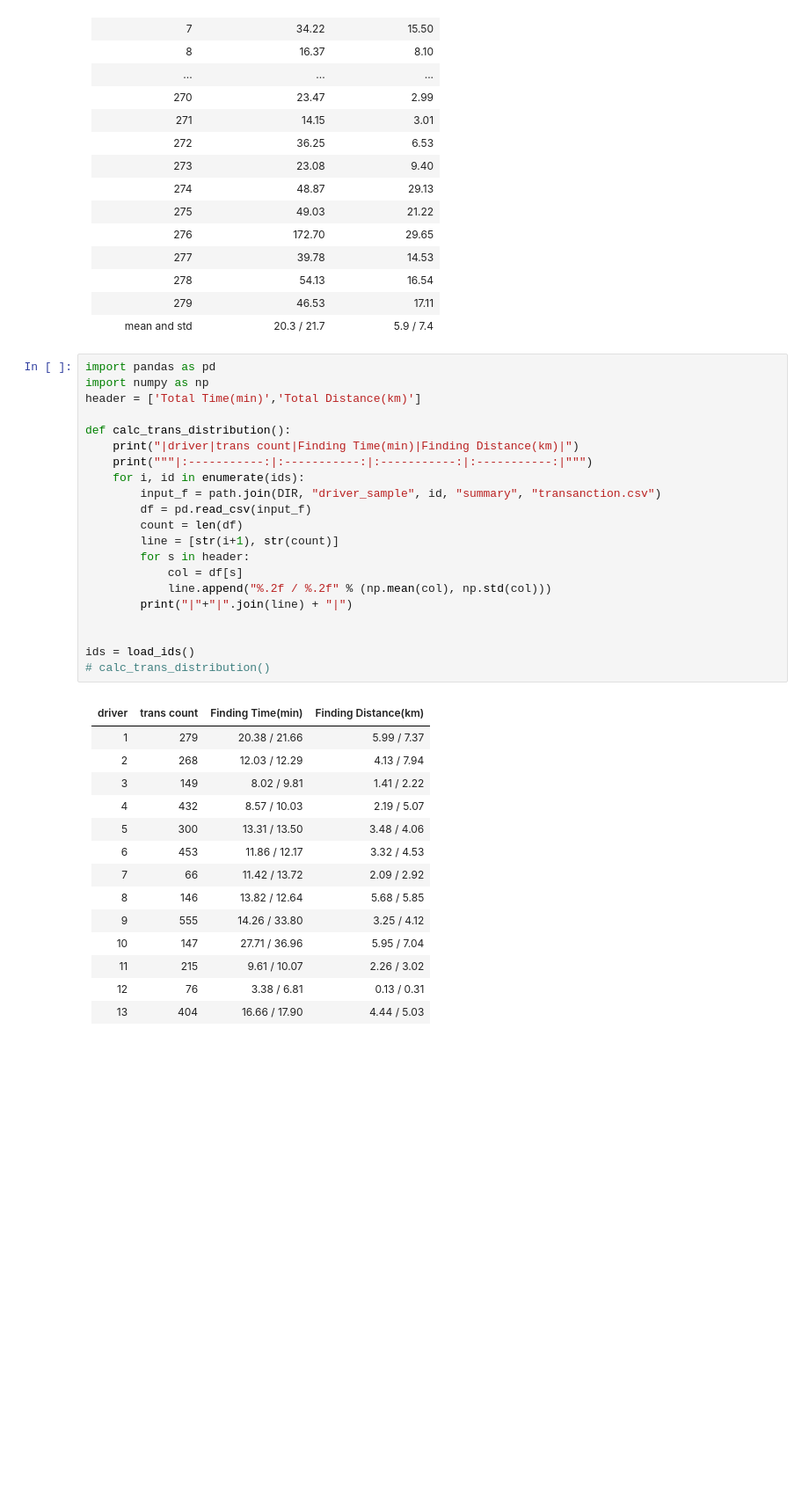
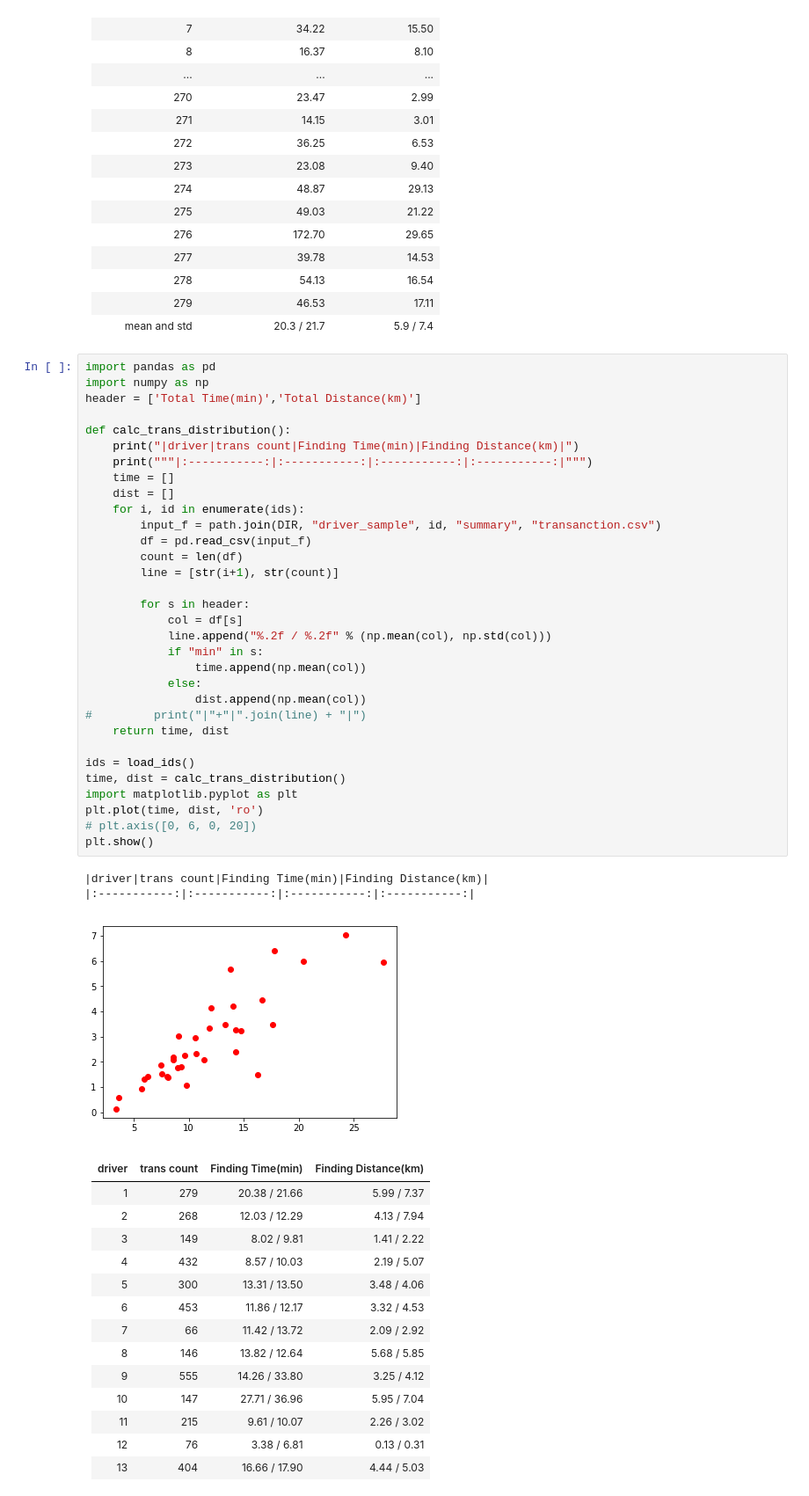
Before and after one commit to TomasAnderson/ra_ay1718sem2, a Jupyter notebook: macro_driver_statistics.ipynb, the cells around one changed output. Shown at 88% size. Cells and saved outputs as stored; diff of their text form; blank space fills up the shorter version.

Commit message:
update visualsiation

```diff
--- a/macro_driver_statistics.ipynb
+++ b/macro_driver_statistics.ipynb
@@ -193,24 +193,39 @@ def print_temporal():
 # %%
 import pandas as pd
 import numpy as np
 header = ['Total Time(min)','Total Distance(km)']
 
 def calc_trans_distribution():
     print("|driver|trans count|Finding Time(min)|Finding Distance(km)|")
     print("""|:-----------:|:-----------:|:-----------:|:-----------:|""")
+    time = []
+    dist = []
     for i, id in enumerate(ids):
         input_f = path.join(DIR, "driver_sample", id, "summary", "transanction.csv")
         df = pd.read_csv(input_f)
         count = len(df)
         line = [str(i+1), str(count)]
+
         for s in header:
             col = df[s]
             line.append("%.2f / %.2f" % (np.mean(col), np.std(col)))
-        print("|"+"|".join(line) + "|")
-
+            if "min" in s:
+                time.append(np.mean(col))
+            else:
+                dist.append(np.mean(col))
+#         print("|"+"|".join(line) + "|")
+    return time, dist
 
 ids = load_ids()
-# calc_trans_distribution()
+time, dist = calc_trans_distribution()
+import matplotlib.pyplot as plt
+plt.plot(time, dist, 'ro')
+# plt.axis([0, 6, 0, 20])
+plt.show()
+# %% [output]
+|driver|trans count|Finding Time(min)|Finding Distance(km)|
+|:-----------:|:-----------:|:-----------:|:-----------:|
+[figure, added]
 # %% [markdown]
 |driver|trans count|Finding Time(min)|Finding Distance(km)|
 |:-----------:|:-----------:|:-----------:|:-----------:|
```
Also changed, not shown: parts of 2 cells of this notebook.
